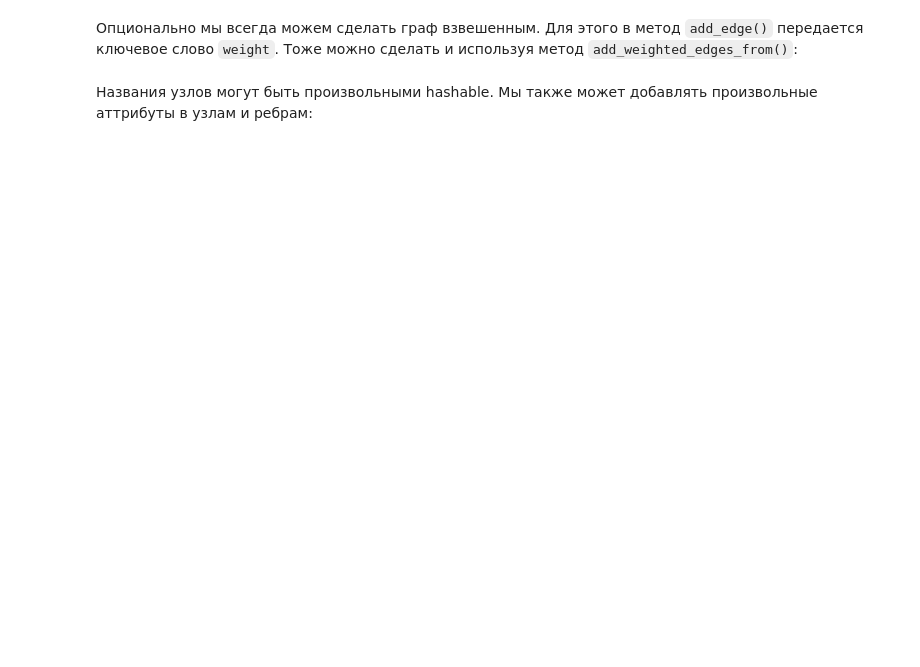
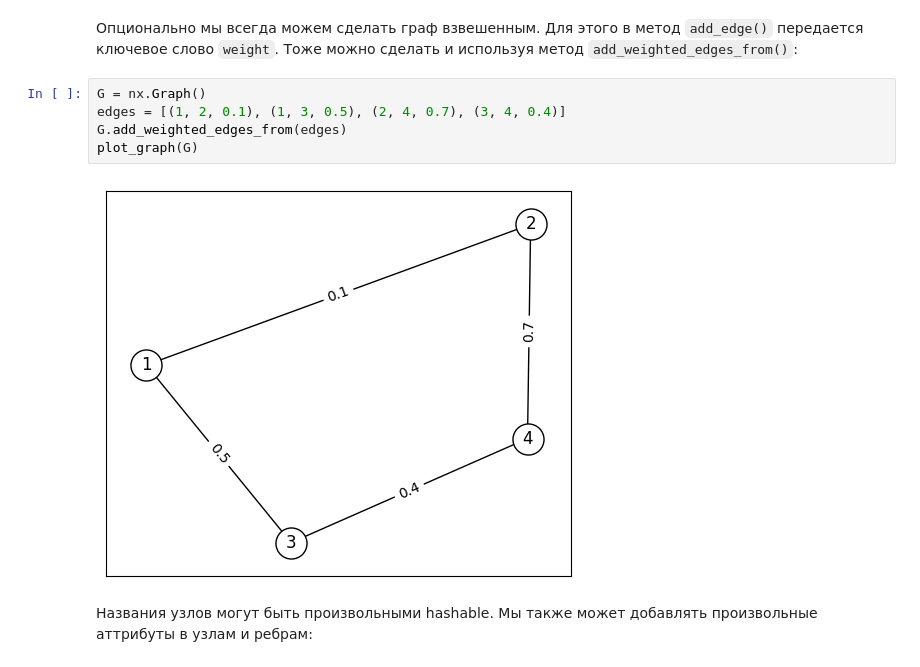
Before and after one commit to anton-pershin/spbu-fundamentals-of-algorithms, a Jupyter notebook: practicum_2/intro_to_networkx.ipynb, the cells around one changed output. Drawn from its saved outputs; the diff is of its cells as text; blank space fills up the shorter version.

```diff
--- a/practicum_2/intro_to_networkx.ipynb
+++ b/practicum_2/intro_to_networkx.ipynb
@@ -28,4 +92,11 @@ Networkx имеет отличный набор методов для отобр
 # %% [markdown]
 Опционально мы всегда можем сделать граф взвешенным. Для этого в метод `add_edge()` передается ключевое слово `weight`. Тоже можно сделать и используя метод `add_weighted_edges_from()`:
+# %%
+G = nx.Graph()
+edges = [(1, 2, 0.1), (1, 3, 0.5), (2, 4, 0.7), (3, 4, 0.4)]
+G.add_weighted_edges_from(edges)
+plot_graph(G)
+# %% [output]
+[figure, added]
 # %% [markdown]
 Названия узлов могут быть произвольными hashable. Мы также может добавлять произвольные аттрибуты в узлам и ребрам:
```
Also changed, not shown: parts of 32 cells of this notebook.
